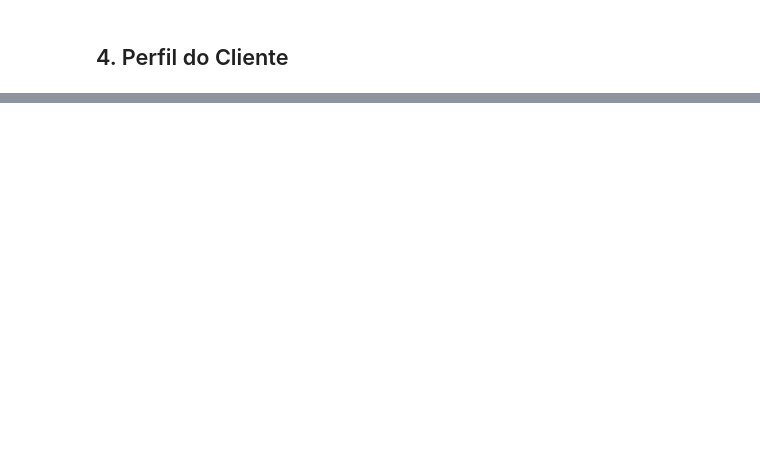
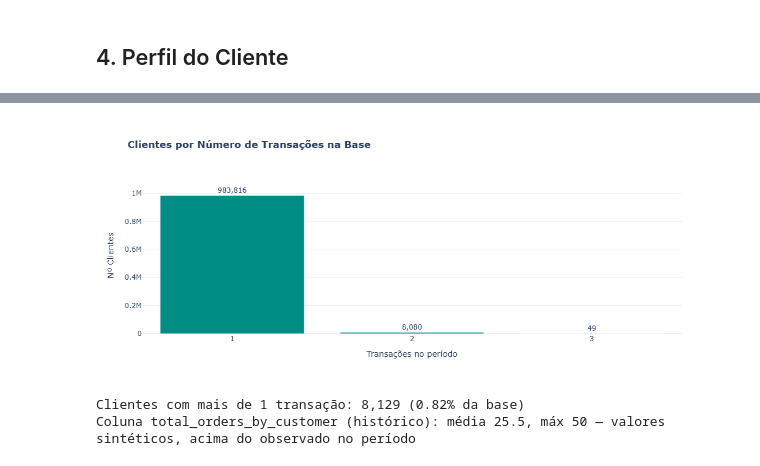
Before and after one commit to victorxavier01/EDA, a Jupyter notebook: 03-ecommerce-1m/eda_ecommerce_1m.ipynb, the cells around one changed output, grey strips where cells are left out. Cells and saved outputs as stored; diff of their text form; code cells hidden in the pictures; blank space fills up the shorter version.

```diff
--- a/03-ecommerce-1m/eda_ecommerce_1m.ipynb
+++ b/03-ecommerce-1m/eda_ecommerce_1m.ipynb
@@ -404,0 +471,29 @@ fig.show()
+# %%
+# Clientes recorrentes
+trans_por_cliente = df['customer_id'].value_counts()
+distribuicao = trans_por_cliente.value_counts().sort_index()
+n_recorrentes = int((trans_por_cliente > 1).sum())
+
+fig = go.Figure()
+fig.add_trace(go.Bar(
+    x=distribuicao.index.astype(str),
+    y=distribuicao.values,
+    marker_color='#008D84',
+    text=[f'{v:,}' for v in distribuicao.values],
+    textposition='outside'
+))
+fig.update_layout(
+    title='<b>Clientes por Número de Transações na Base</b>',
+    xaxis_title='Transações no período',
+    yaxis_title='Nº Clientes',
+    template='plotly_white',
+    height=450
+)
+fig.show()
+
+print(f"Clientes com mais de 1 transação: {n_recorrentes:,} ({n_recorrentes / trans_por_cliente.size * 100:.2f}% da base)")
+print(f"Coluna total_orders_by_customer (histórico): média {df['total_orders_by_customer'].mean():.1f}, máx {df['total_orders_by_customer'].max()} — valores sintéticos, acima do observado no período")
+# %% [output]
+[figure, added]
+Clientes com mais de 1 transação: 8,129 (0.82% da base)
+Coluna total_orders_by_customer (histórico): média 25.5, máx 50 — valores sintéticos, acima do observado no período
```
Also changed, not shown: parts of 20 cells of this notebook, 1 other file.
